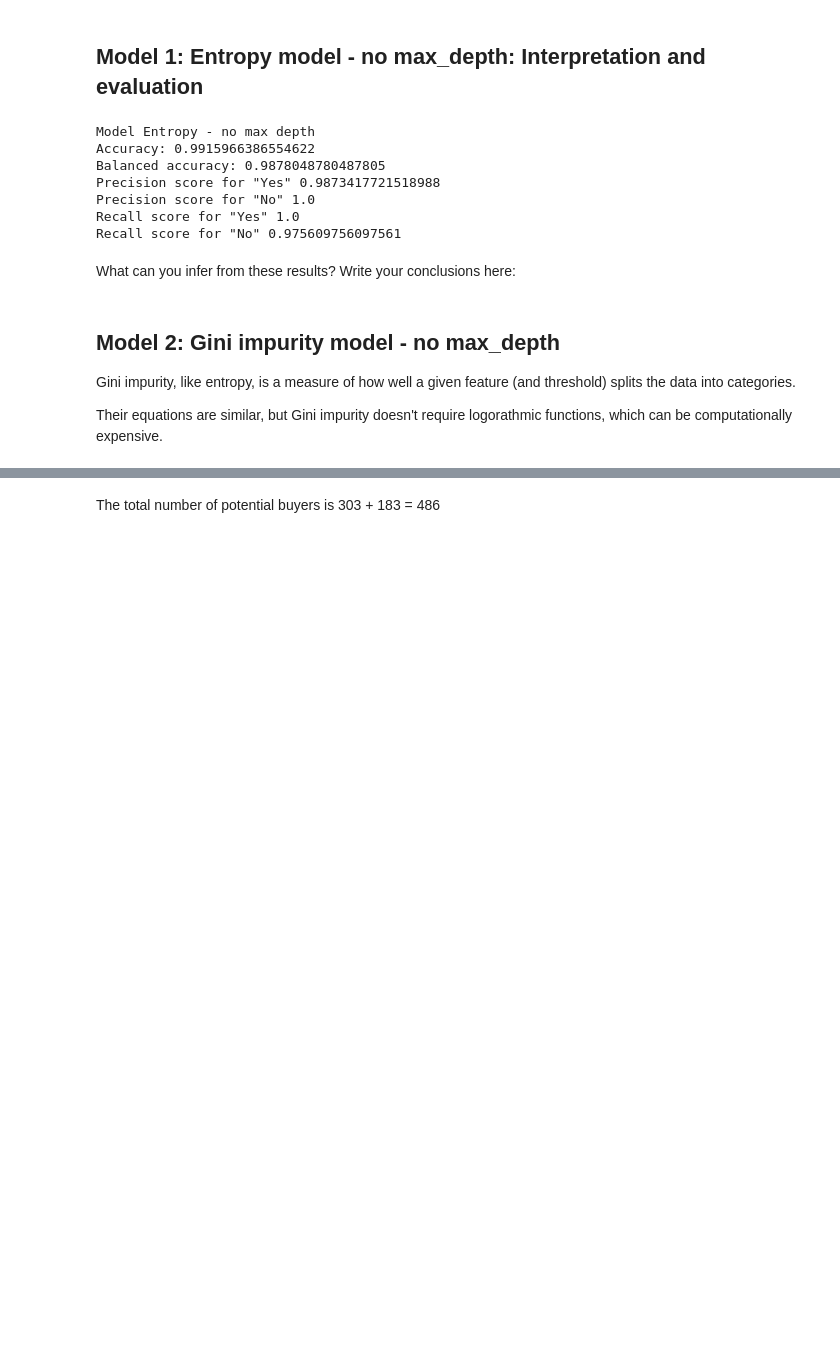
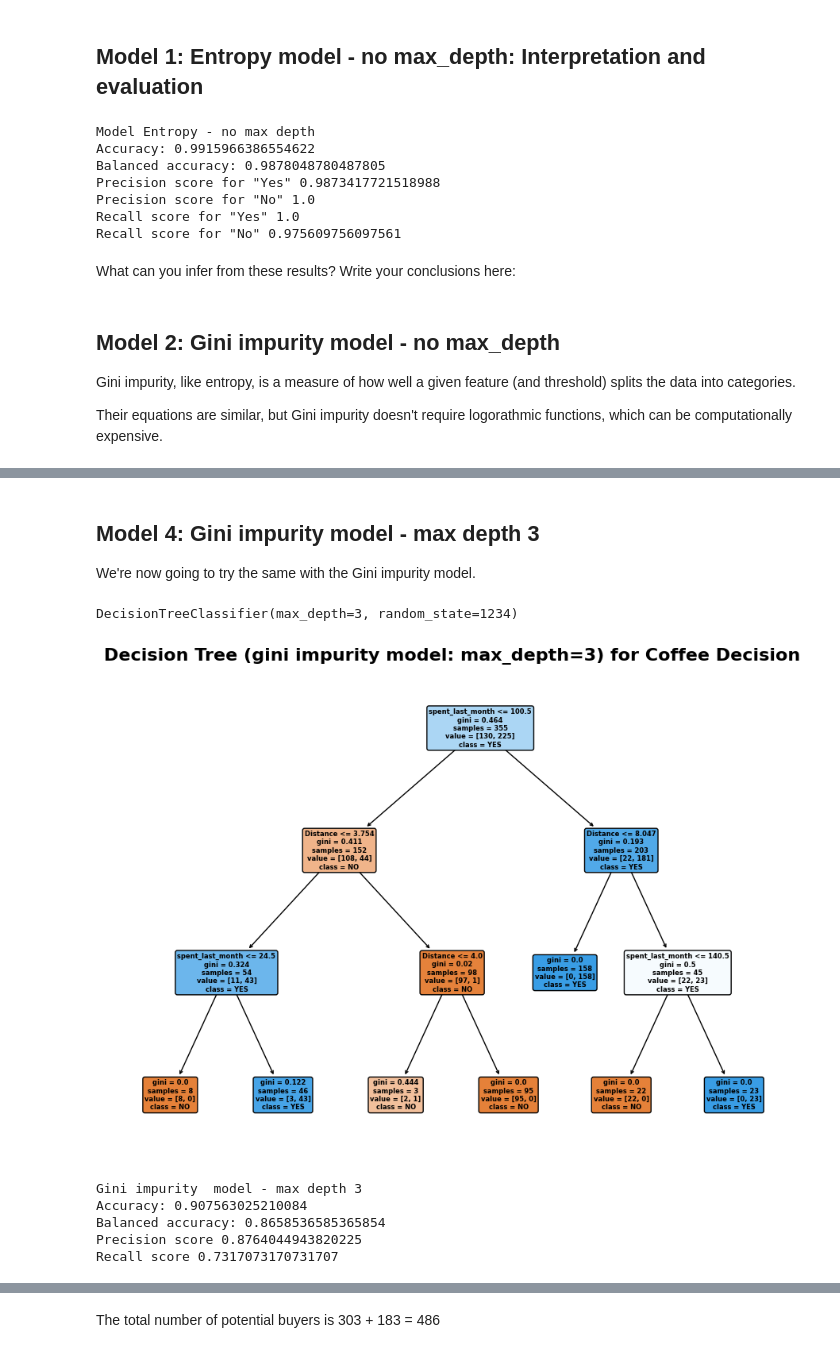
Before and after one commit to jonnross88/Springboard, a Jupyter notebook: u14_supervised_learning/Decision Tree Specialty Coffee Case Study/Springboard Decision Tree Specialty Coffee Case Study - Tier 3.ipynb, the cells around one changed output, grey strips where cells are left out. Cells and saved outputs as stored; diff of their text form; code cells hidden in the pictures; blank space fills up the shorter version.

```diff
--- a/u14_supervised_learning/Decision Tree Specialty Coffee Case Study/Springboard Decision Tree Specialty Coffee Case Study - Tier 3.ipynb
+++ b/u14_supervised_learning/Decision Tree Specialty Coffee Case Study/Springboard Decision Tree Specialty Coffee Case Study - Tier 3.ipynb
@@ -536,0 +573,46 @@ _ _ _
+# %% [markdown]
+## Model 4: Gini impurity model - max depth 3
+
+We're now going to try the same with the Gini impurity model.
+# %%
+# As before, make a variable, but call it gini_model2, and ensure the max_depth parameter is set to 3
+gini_model2 = tree.DecisionTreeClassifier(
+    criterion="gini", random_state=1234, max_depth=3
+)
+
+# Do the fit, predict, and series transformations as before.
+gini_model2.fit(X_train, y_train)
+# %% [output]
+DecisionTreeClassifier(max_depth=3, random_state=1234)
+# %%
+dot_data = StringIO()
+fig, ax = plt.subplots(figsize=(11, 8))
+tree.plot_tree(
+    gini_model2,
+    filled=True,
+    rounded=True,
+    feature_names=X.columns,
+    class_names=gini_model2.classes_,
+    fontsize=6,
+)
+
+plt.title(
+    "Decision Tree (gini impurity model: max_depth=3) for Coffee Decision", fontsize=16
+)
+plt.show()
+
+# Alternatively for class_names use gini_model2.classes_
+# %% [output]
+[figure, added]
+# %%
+print("Gini impurity  model - max depth 3")
+print("Accuracy:", metrics.accuracy_score(y_test, y_pred))
+print("Balanced accuracy:", metrics.balanced_accuracy_score(y_test, y_pred))
+print("Precision score", metrics.precision_score(y_test, y_pred, pos_label="YES"))
+print("Recall score", metrics.recall_score(y_test, y_pred, pos_label="NO"))
+# %% [output]
+Gini impurity  model - max depth 3
+Accuracy: 0.907563025210084
+Balanced accuracy: 0.8658536585365854
+Precision score 0.8764044943820225
+Recall score 0.7317073170731707
```
Also changed, not shown: parts of 66 cells of this notebook.
